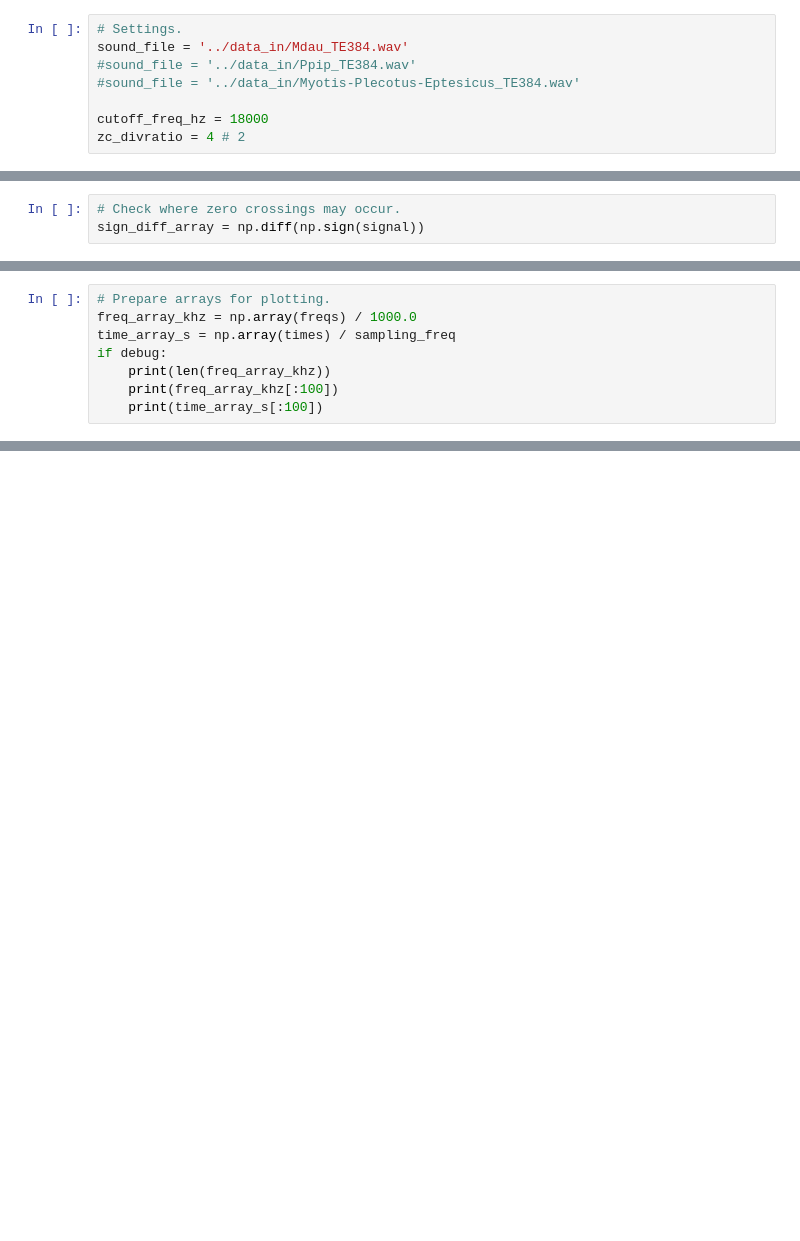
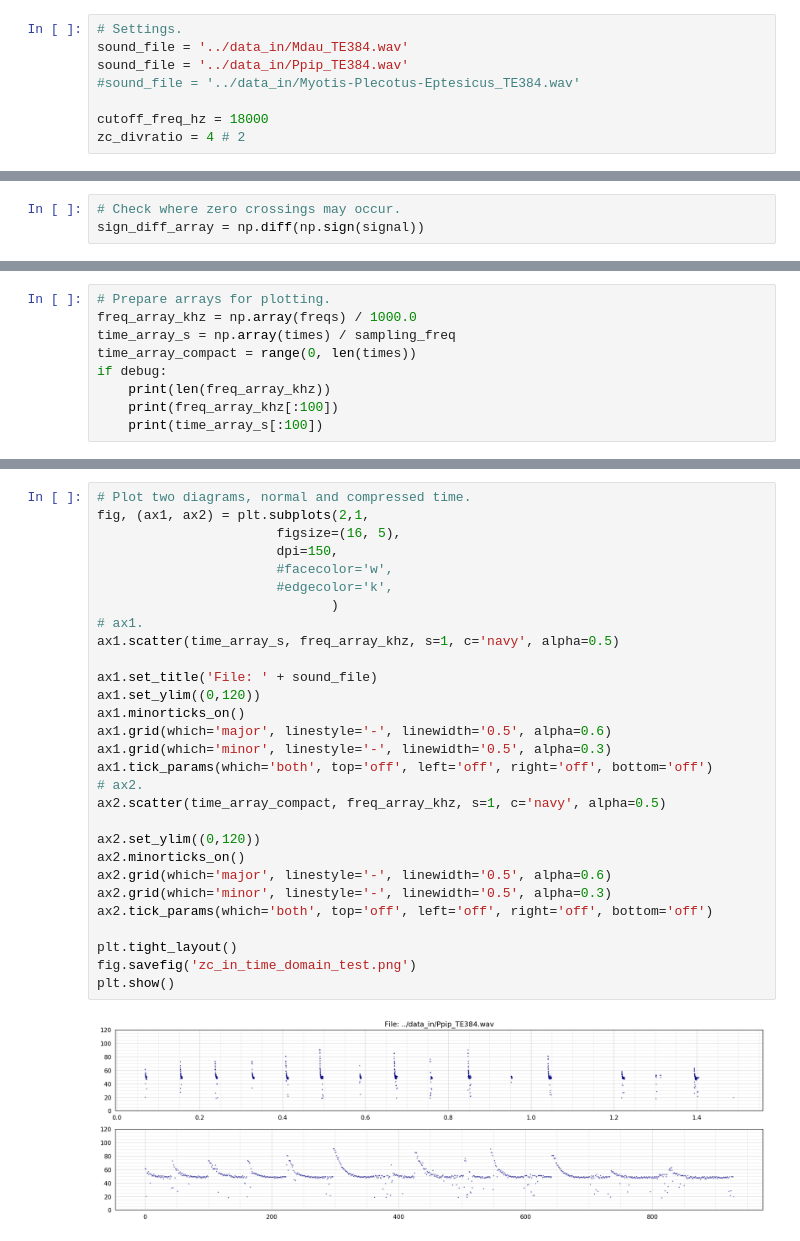
Before and after one commit to cloudedbats/cloudedbats_dsp, a Jupyter notebook: notebooks/experimental/zero_crossing_in_time_domain.ipynb, the cells around one changed output, grey strips where cells are left out. Saved outputs shown, nothing was run; the diff lists cells and outputs as text; blank space fills up the shorter version.

Commit message:
Uses pyplot for ZC plotting.

```diff
--- a/notebooks/experimental/zero_crossing_in_time_domain.ipynb
+++ b/notebooks/experimental/zero_crossing_in_time_domain.ipynb
@@ -31,7 +33,7 @@ Loading BokehJS ...
 # %%
 # Settings.
 sound_file = '../data_in/Mdau_TE384.wav'
-#sound_file = '../data_in/Ppip_TE384.wav'
+sound_file = '../data_in/Ppip_TE384.wav'
 #sound_file = '../data_in/Myotis-Plecotus-Eptesicus_TE384.wav'
 
 cutoff_freq_hz = 18000
@@ -132,6 +134,7 @@ print(len(freqs))
 # Prepare arrays for plotting.
 freq_array_khz = np.array(freqs) / 1000.0
 time_array_s = np.array(times) / sampling_freq
+time_array_compact = range(0, len(times))
 if debug:
     print(len(freq_array_khz))
     print(freq_array_khz[:100])
@@ -169,0 +142,31 @@ Number of plotted values: 512, divratio: 4
+# %%
+# Plot two diagrams, normal and compressed time.
+fig, (ax1, ax2) = plt.subplots(2,1,
+                       figsize=(16, 5),
+                       dpi=150,
+                       #facecolor='w',
+                       #edgecolor='k',
+                              )
+# ax1.
+ax1.scatter(time_array_s, freq_array_khz, s=1, c='navy', alpha=0.5)
+
+ax1.set_title('File: ' + sound_file)
+ax1.set_ylim((0,120))
+ax1.minorticks_on()
+ax1.grid(which='major', linestyle='-', linewidth='0.5', alpha=0.6)
+ax1.grid(which='minor', linestyle='-', linewidth='0.5', alpha=0.3)
+ax1.tick_params(which='both', top='off', left='off', right='off', bottom='off')
+# ax2.
+ax2.scatter(time_array_compact, freq_array_khz, s=1, c='navy', alpha=0.5)
+
+ax2.set_ylim((0,120))
+ax2.minorticks_on()
+ax2.grid(which='major', linestyle='-', linewidth='0.5', alpha=0.6)
+ax2.grid(which='minor', linestyle='-', linewidth='0.5', alpha=0.3)
+ax2.tick_params(which='both', top='off', left='off', right='off', bottom='off')
+
+plt.tight_layout()
+fig.savefig('zc_in_time_domain_test.png')
+plt.show()
+# %% [output]
+[figure, added]
```
Also changed, not shown: parts of 8 cells of this notebook, 1 other file.
